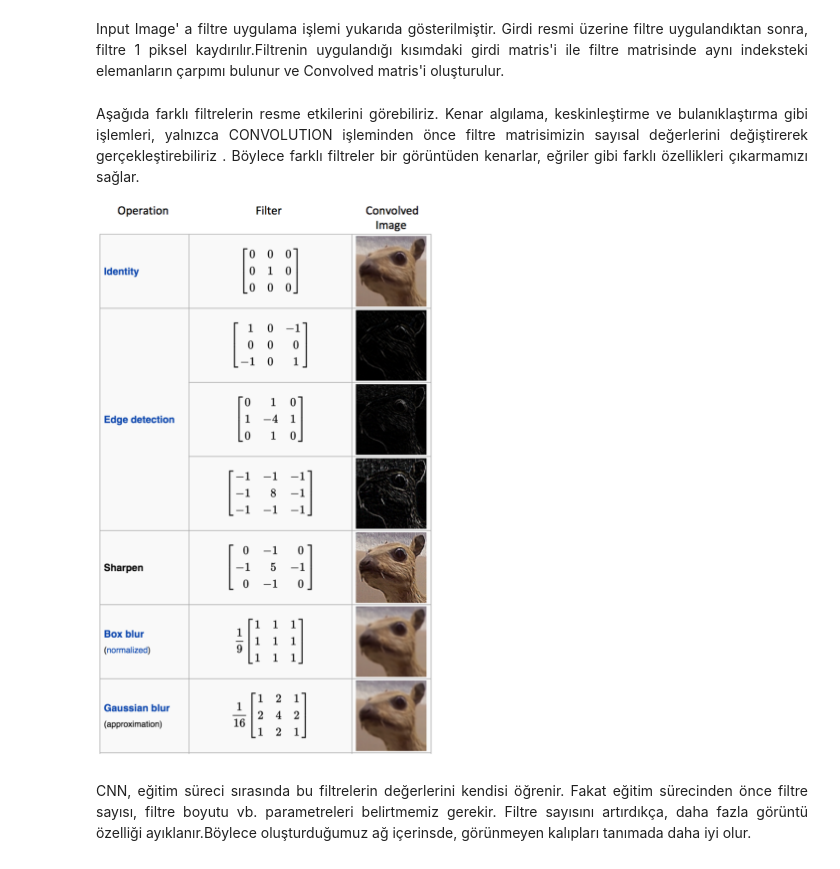
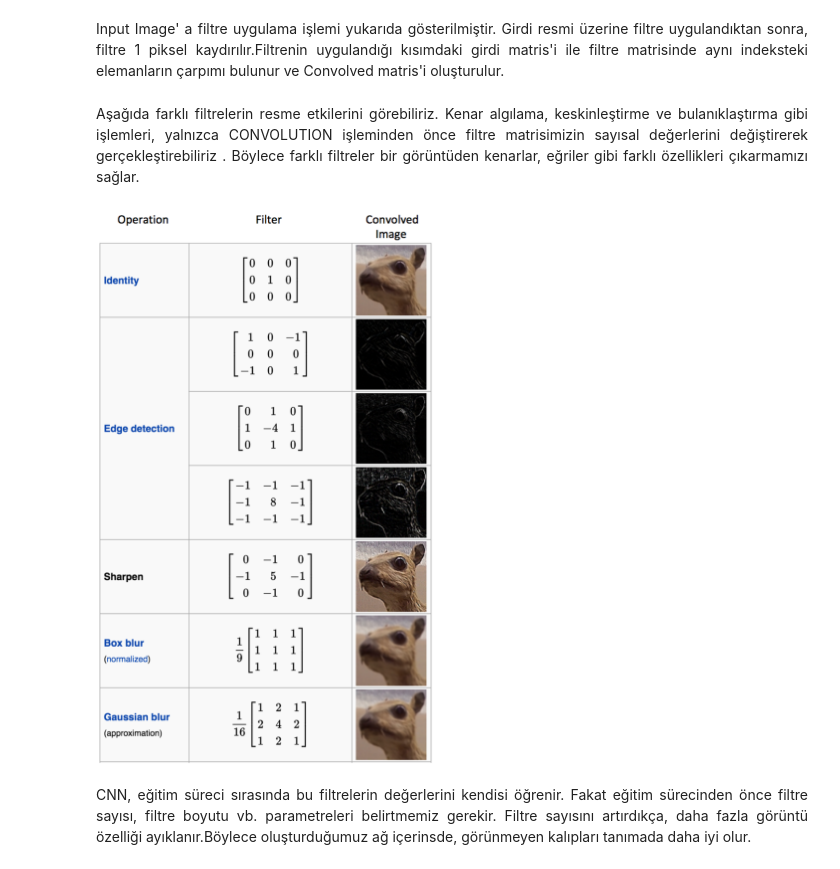
Before and after one commit to cagriemreakin/Deep-Learning, a Jupyter notebook: Convolutional Neural Network (CNN)/Convolutional Neural Network (CNN).ipynb, the cells around one changed output. Drawn from its saved outputs; the diff is of its cells as text; code cells hidden in the pictures.

```diff
--- a/Convolutional Neural Network (CNN)/Convolutional Neural Network (CNN).ipynb
+++ b/Convolutional Neural Network (CNN)/Convolutional Neural Network (CNN).ipynb
@@ -43,8 +42,10 @@ HTML('<img src="./conv_animation.gif">')
 <p style="text-align: justify;text-justify: inter-word;">Input Image' a filtre uygulama işlemi yukarıda gösterilmiştir. Girdi resmi üzerine filtre uygulandıktan sonra, filtre 1 piksel kaydırılır.Filtrenin uygulandığı kısımdaki girdi matris'i ile filtre matrisinde aynı indeksteki elemanların çarpımı bulunur ve Convolved matris'i oluşturulur. </p>
 # %% [markdown]
 <p style="text-align: justify;text-justify: inter-word;">Aşağıda farklı filtrelerin resme etkilerini görebiliriz. Kenar algılama, keskinleştirme ve bulanıklaştırma gibi işlemleri, yalnızca CONVOLUTION işleminden önce filtre matrisimizin sayısal değerlerini değiştirerek gerçekleştirebiliriz . Böylece farklı filtreler bir görüntüden kenarlar, eğriler gibi farklı özellikleri çıkarmamızı sağlar.</p>
-
-![kanguru.png](attachment:kanguru.png)
+# %%
+Image(filename="./kanguru.png")
+# %% [output]
+[figure, added]
 # %% [markdown]
 <p style="text-align: justify;text-justify: inter-word;">CNN, eğitim süreci sırasında bu filtrelerin değerlerini kendisi öğrenir. Fakat eğitim sürecinden önce filtre sayısı, filtre boyutu vb. parametreleri belirtmemiz gerekir. Filtre sayısını artırdıkça, daha fazla görüntü özelliği ayıklanır.Böylece oluşturduğumuz ağ içerinsde, görünmeyen kalıpları tanımada daha iyi olur.</p>
 # %% [markdown]
```
Also changed, not shown: parts of 3 cells of this notebook.
